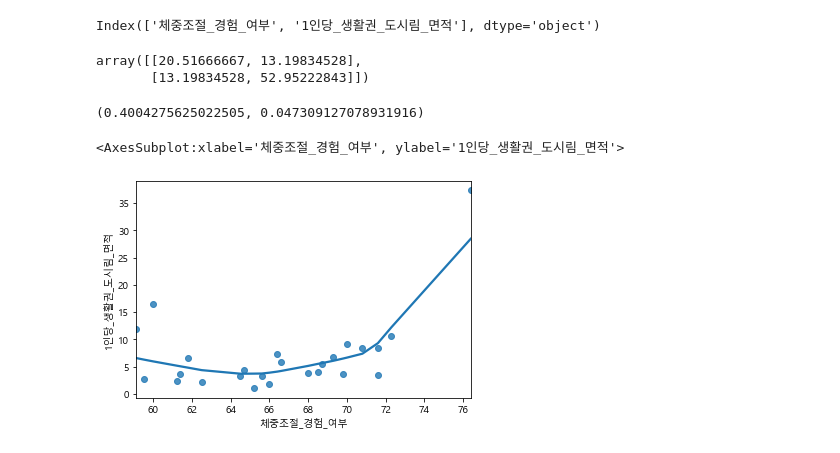
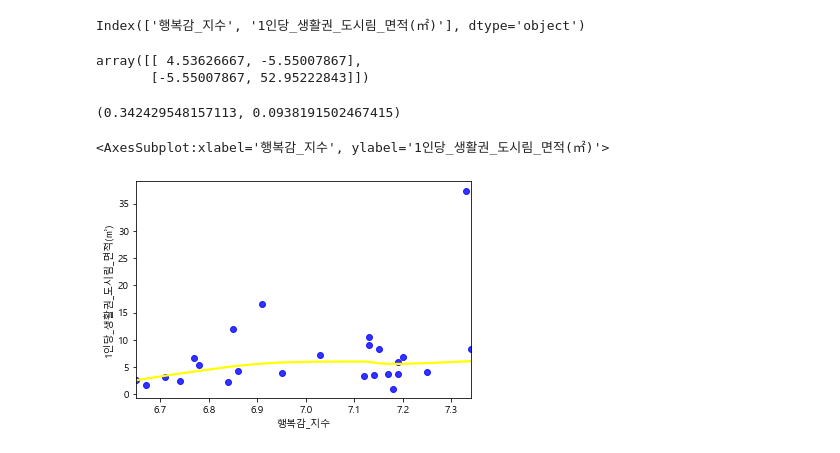
Before and after one commit to visual-project/walk-with-me, a Jupyter notebook: 시각화/junghun/2019 통합 테이블.ipynb, the cells around one changed output. Cells and saved outputs as stored; diff of their text form; code cells hidden in the pictures.

Commit message:
add other graph

```diff
--- a/시각화/junghun/2019 통합 테이블.ipynb
+++ b/시각화/junghun/2019 통합 테이블.ipynb
@@ -93,23 +97,24 @@ Deprecated in NumPy 1.20; for more details and guidance: https://numpy.org/devdo
 # %%
-df11 = dic_df['체중조절 경험 여부'+'계계']
-df11.rename(columns={df11.columns[0]: df11.columns[0].replace(' ','_'),df11.columns[1]: df11.columns[1].replace(' ','_')},inplace = True)
+df11 = dic_df['행복감 지수'+'계계']
+df11.rename(columns={df11.columns[0]: df11.columns[0].replace(' ','_'),df11.columns[1]: df11.columns[1].replace(' ','_')+'(㎡)'},inplace = True)
 df11.columns
 # %% [output]
-Index(['체중조절_경험_여부', '1인당_생활권_도시림_면적'], dtype='object')
+Index(['행복감_지수', '1인당_생활권_도시림_면적(㎡)'], dtype='object')
 # %%
 np.cov(df11[df11.columns[0]],df11[df11.columns[1]]) # 공분산 [0[1]
 # %% [output]
-array([[20.51666667, 13.19834528],
-       [13.19834528, 52.95222843]])
+array([[ 4.53626667, -5.55007867],
+       [-5.55007867, 52.95222843]])
 # %%
 stats.pearsonr(df11[df11.columns[0]],df11[df11.columns[1]]) #피어슨 상관계수, p value
 # %% [output]
-(0.4004275625022505, 0.047309127078931916)
+(0.342429548157113, 0.0938191502467415)
 # %%
-sns.regplot(df11.columns[0],df11.columns[1], lowess=True, data = df11)
+sns.set_palette("bright")
+sns.regplot(df11.columns[0],df11.columns[1], lowess=True, data = df11,scatter_kws={"color": "blue"}, line_kws={"color": "yellow"})
 # %% [output]
-<AxesSubplot:xlabel='체중조절_경험_여부', ylabel='1인당_생활권_도시림_면적'>
+<AxesSubplot:xlabel='행복감_지수', ylabel='1인당_생활권_도시림_면적(㎡)'>
-[figure, old version]
+[figure, new version]
 # %%
 # 1행 2열 형태로 2개의 그래프를 그린다
 fig, (ax1, ax2) = plt.subplots(1, 2)
```
Also changed, not shown: parts of 9 cells of this notebook, 2 other files.
